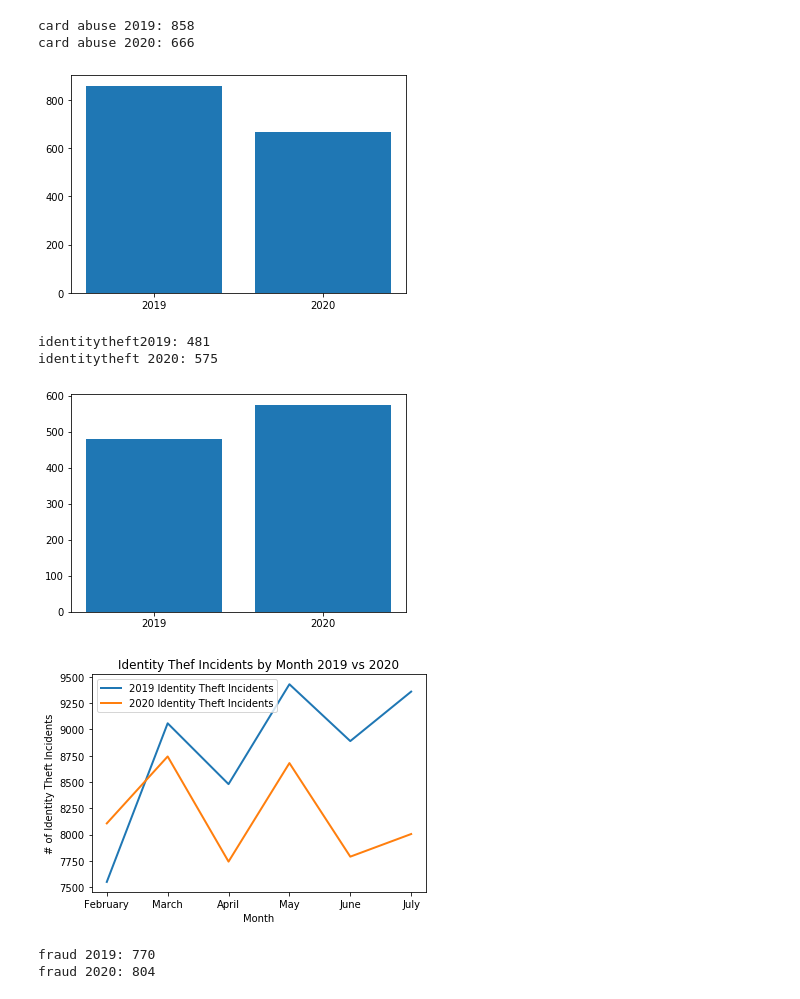
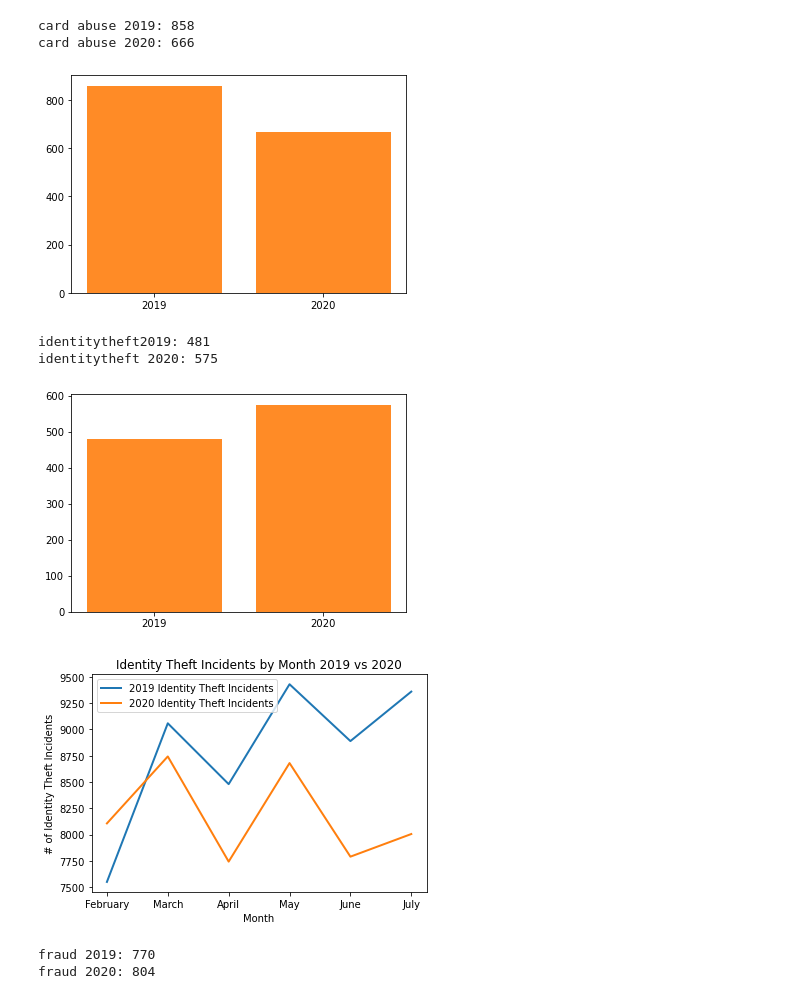
Before and after one commit to ibeth92/Crime_in_the_Time_of_COVID, a Jupyter notebook: Overall Crime.ipynb, the cells around one changed output. Saved outputs shown, nothing was run; the diff lists cells and outputs as text; code cells hidden in the pictures.

```diff
--- a/Overall Crime.ipynb
+++ b/Overall Crime.ipynb
@@ -214,10 +218,10 @@ print(f"card abuse 2020: {len(cardabuse2020)}")
 card abuse 2019: 858
 card abuse 2020: 666
 # %%
-plt.bar(["2019","2020"], [len(cardabuse2019), len(cardabuse2020)])
+plt.bar(["2019","2020"], [len(cardabuse2019), len(cardabuse2020)], color='tab:orange', alpha=0.9, align="center")
 plt.show()
 # %% [output]
-[figure, old version]
+[figure, new version]
 # %%
 identitytheft2019 = crime_data2019[crime_data2019['Highest Offense Description'].str.contains("IDENTITY THEFT")]
 print(f"identitytheft2019: {len(identitytheft2019)}")
@@ -228,10 +232,10 @@ print(f"identitytheft 2020: {len(identitytheft2020)}")
 identitytheft2019: 481
 identitytheft 2020: 575
 # %%
-plt.bar(["2019","2020"], [len(identitytheft2019), len(identitytheft2020)])
+plt.bar(["2019","2020"], [len(identitytheft2019), len(identitytheft2020)], color='tab:orange', alpha=0.9, align="center")
 plt.show()
 # %% [output]
-[figure, old version]
+[figure, new version]
 # %%
 #Convert object occurred date to timestamp
 #crime_data_df["Occurred Date"] = pd.to_datetime(crime_data_df["Occurred Date"])
@@ -251,10 +255,10 @@ plt.plot(identitythef_by_month_2020,label='2020 Identity Theft Incidents', linew
 plt.legend()
 plt.xlabel("Month")
 plt.ylabel("# of Identity Theft Incidents")
-plt.title("Identity Thef Incidents by Month 2019 vs 2020")
+plt.title("Identity Theft Incidents by Month 2019 vs 2020")
 plt.show()
 # %% [output]
-[figure, old version]
+[figure, new version]
 # %%
 fraud2019 = crime_data2019[crime_data2019['Highest Offense Description'].str.contains("FRAUD")]
 print(f"fraud 2019: {len(fraud2019)}")
```
Also changed, not shown: parts of 8 cells of this notebook, 1 other file.
